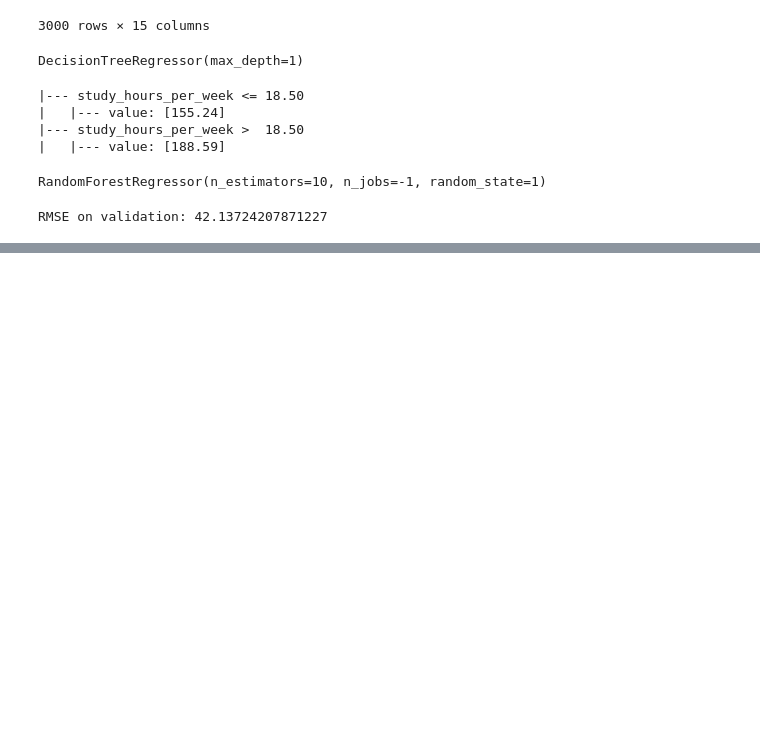
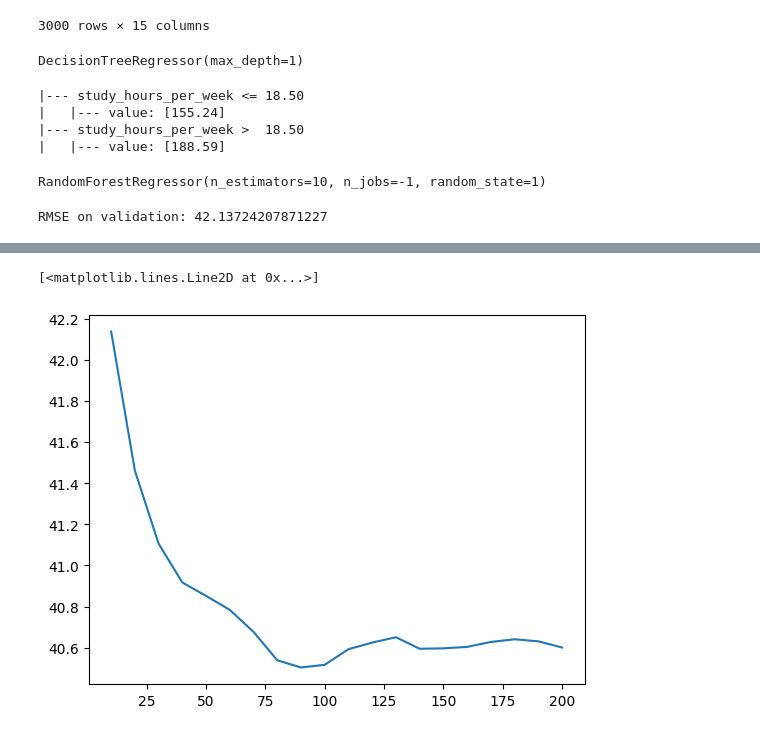
Before and after one commit to lucas-guillet/machine-learning-zoomcamp-homework, a Jupyter notebook: 06-trees/homework_6.ipynb, the cells around one changed output, grey strips where cells are left out. Drawn from its saved outputs; the diff is of its cells as text; code cells hidden in the pictures; blank space fills up the shorter version.

```diff
--- a/06-trees/homework_6.ipynb
+++ b/06-trees/homework_6.ipynb
@@ -206,3 +206,17 @@ rmse = root_mean_squared_error(y_val, y_pred)
 print('RMSE on validation:', rmse)
 # %% [output]
 RMSE on validation: 42.13724207871227
+# %%
+scores =[]
+
+for n in range(10, 201, 10) :
+    rfr = RandomForestRegressor(
+    n_estimators=n_estimators,
+    random_state=1,
+    n_jobs=-1)
+
+    rfr.fit(X_train, y_train)
+    y_pred = rfr.predict(X_val)
+
+    rmse = root_mean_squared_error(y_val, y_pred)
+    scores.append((n, round(rmse,3)))
@@ -208,0 +246,8 @@ RMSE on validation: 42.13724207871227
+# %%
+columns = ['n_estimators', 'rmse']
+df_scores = pd.DataFrame(scores, columns=['n_estimators', 'rmse'])
+
+plt.plot(df_scores.n_estimators, df_scores.rmse)
+# %% [output]
+[<matplotlib.lines.Line2D at 0x...>]
+[figure, added]
```
Also changed, not shown: parts of 4 cells of this notebook.
